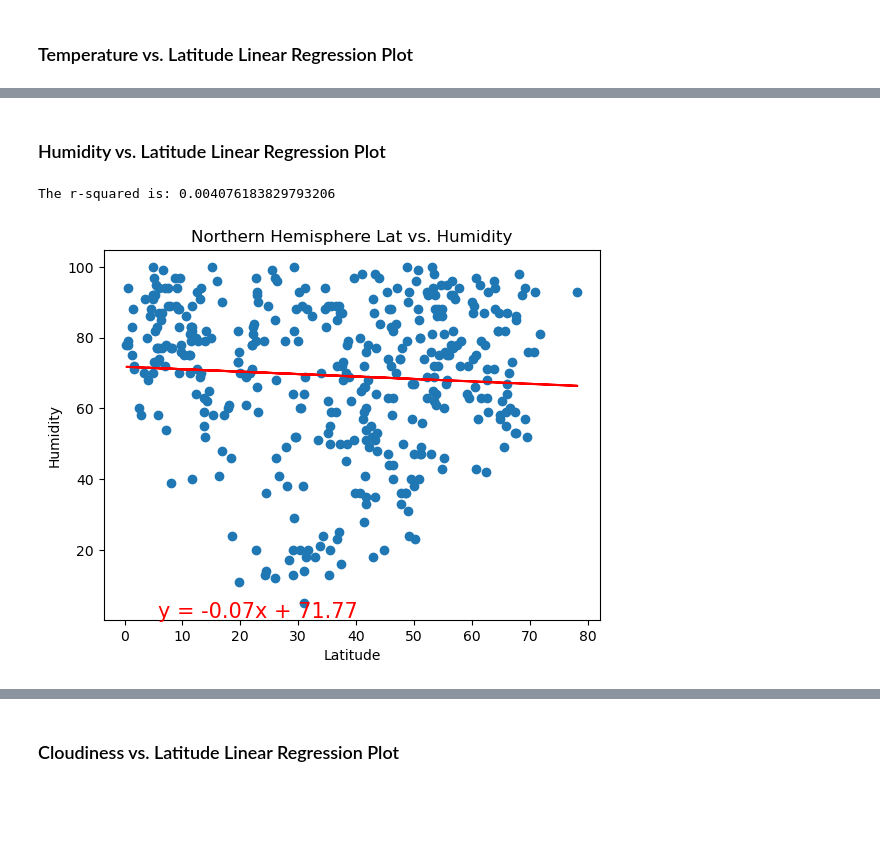
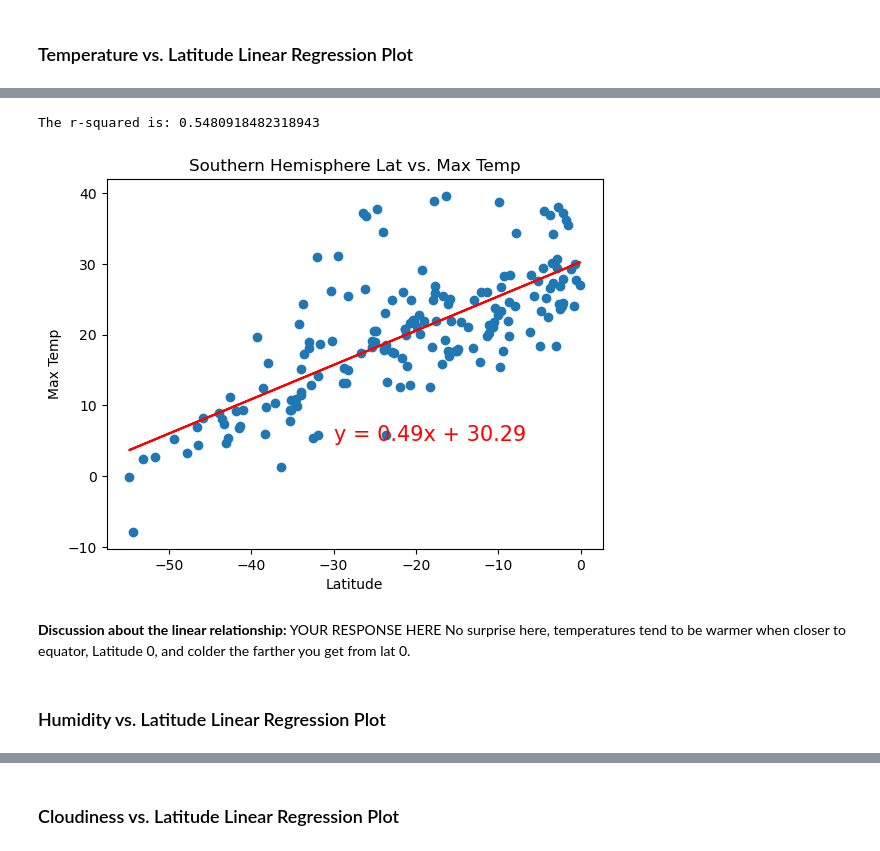
Before and after one commit to colca6/python-api-challenge, a Jupyter notebook: starter_code/WeatherPy.ipynb, the cells around one changed output, grey strips where cells are left out. Drawn from its saved outputs; the diff is of its cells as text; code cells hidden in the pictures; blank space fills up the shorter version.

```diff
--- a/starter_code/WeatherPy.ipynb
+++ b/starter_code/WeatherPy.ipynb
@@ -392,20 +344,19 @@ The r-squared is: 0.6262648823872857
+# %%
+# Linear regression on Southern Hemisphere
+
+x_values = southern_hemi_df["Lat"]
+y_values = southern_hemi_df["Max Temp"]
+coord = (-30,5)
+x_latitude = "Latitude"
+y_longitude = "Max Temp"
+title = "Southern Hemisphere Lat vs. Max Temp"
+
+myfunc(x_values,y_values,coord,x_latitude,y_longitude,title)
+# %% [output]
+The r-squared is: 0.5480918482318943
+[figure, added]
+# %% [markdown]
+**Discussion about the linear relationship:** YOUR RESPONSE HERE
+No surprise here, temperatures tend to be warmer when closer to equator, Latitude 0, and colder the farther you get from lat 0.
 # %% [markdown]
 ### Humidity vs. Latitude Linear Regression Plot
-# %%
-# Northern Hemisphere
-x_values = northern_hemi_df["Lat"]
-y_values = northern_hemi_df["Humidity"]
-(slope, intercept, rvalue, pvalue, stderr) = linregress(x_values, y_values)
-regress_values = x_values * slope + intercept
-line_eq = "y = " + str(round(slope,2)) + "x + " + str(round(intercept,2))
-plt.scatter(x_values,y_values)
-plt.plot(x_values,regress_values,"r-")
-plt.annotate(line_eq,(5.8,0.8),fontsize=15,color="red")
-plt.xlabel("Latitude")
-plt.ylabel("Humidity")
-plt.title("Northern Hemisphere Lat vs. Humidity")
-print(f"The r-squared is: {rvalue**2}")
-plt.show()
-# %% [output]
-The r-squared is: 0.004076183829793206
-[figure, removed]
```
Also changed, not shown: parts of 33 cells of this notebook, 6 other files.
